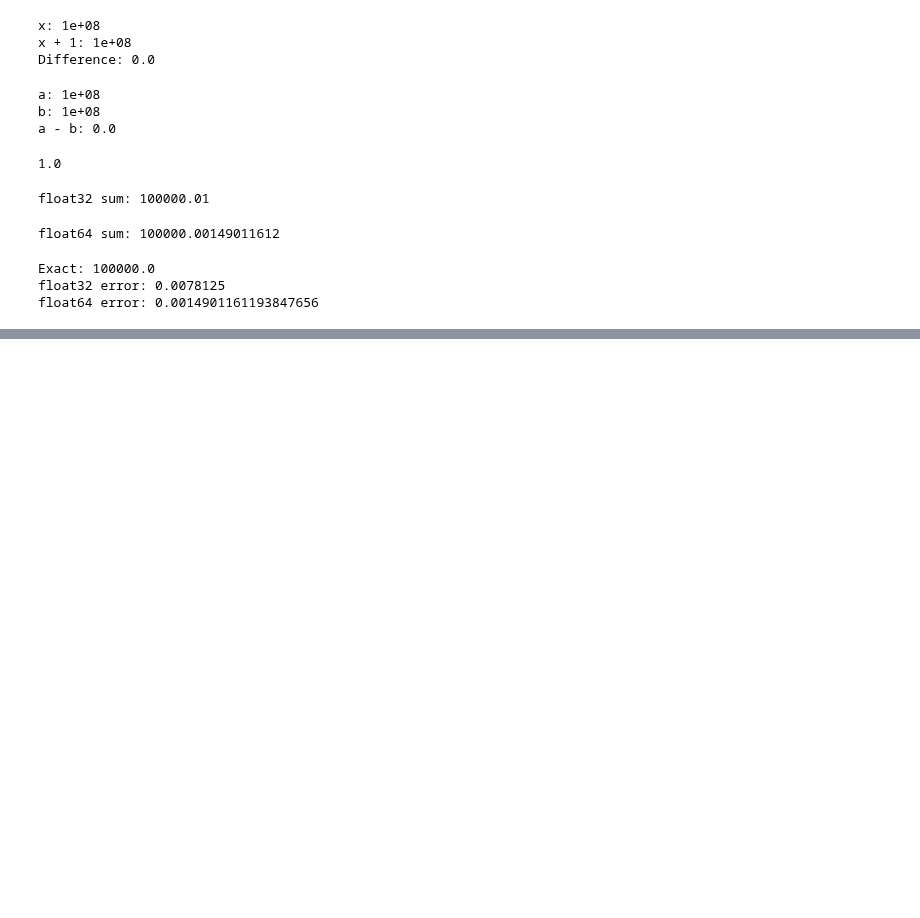
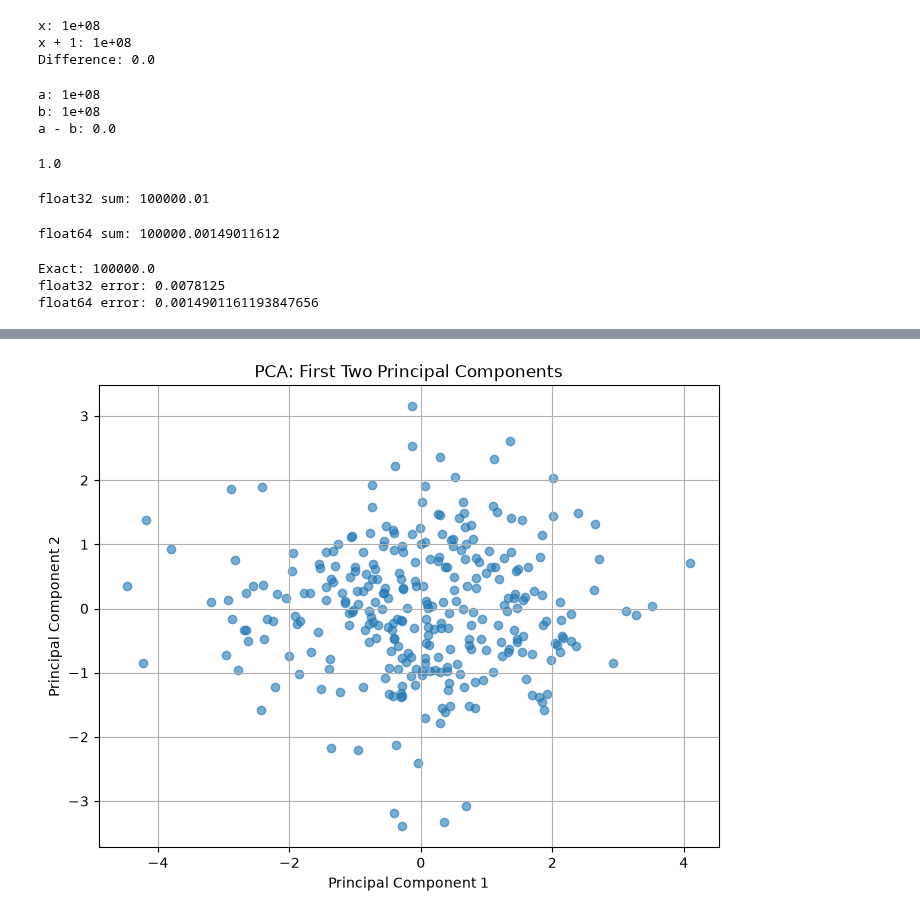
Before and after one commit to sabvanidhi/aiml-bootcamp-nidhi, a Jupyter notebook: Day-07/Day07_NumPy_Advanced.ipynb, the cells around one changed output, grey strips where cells are left out. Drawn from its saved outputs; the diff is of its cells as text; code cells hidden in the pictures; blank space fills up the shorter version.

```diff
--- a/Day-07/Day07_NumPy_Advanced.ipynb
+++ b/Day-07/Day07_NumPy_Advanced.ipynb
@@ -680,0 +694,5 @@ float64 error: 0.0014901161193847656
+# %%
+#independent
+f4 = rng.normal(0, 1, n)
+X = np.column_stack([f1, f2, f3, f4])
+print("Original X shape:", X.shape)
@@ -680,0 +749,15 @@ float64 error: 0.0014901161193847656
+# %%
+#Eigenvalues and eigenvectors
+eigenvalues, eigenvectors = np.linalg.eigh(cov_matrix)
+
+# Sort eigenvalues in descending order
+order = np.argsort(eigenvalues)[::-1]
+
+eigenvalues = eigenvalues[order]
+eigenvectors = eigenvectors[:, order]
+
+print("\nEigenvalues:")
+print(eigenvalues)
+
+print("\nEigenvectors:")
+print(eigenvectors)
@@ -680,0 +806,8 @@ float64 error: 0.0014901161193847656
+# %%
+# Project data onto first two components
+X_pca = Xs @ eigenvectors[:, :2]
+
+print("\nPCA projection shape:", X_pca.shape)
+
+print("First 5 projected samples:")
+print(X_pca[:5])
@@ -680,0 +822,18 @@ float64 error: 0.0014901161193847656
+# %%
+#Plot the 2D PCA projection
+plt.figure(figsize=(8, 6))
+
+plt.scatter(
+    X_pca[:, 0],
+    X_pca[:, 1],
+    alpha=0.6
+)
+
+plt.xlabel("Principal Component 1")
+plt.ylabel("Principal Component 2")
+plt.title("PCA: First Two Principal Components")
+plt.grid(True)
+
+plt.show()
+# %% [output]
+[figure, added]
```
Also changed, not shown: parts of 13 cells of this notebook, 1 other file.
